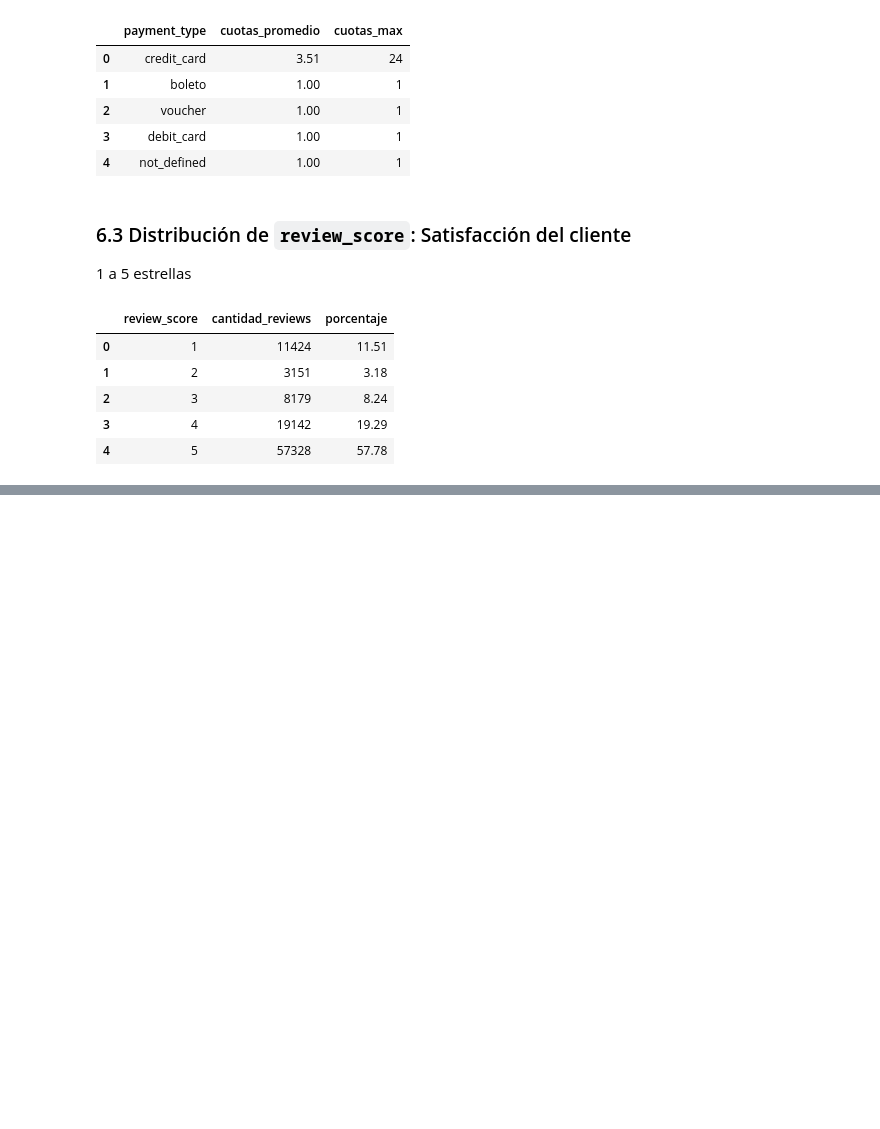
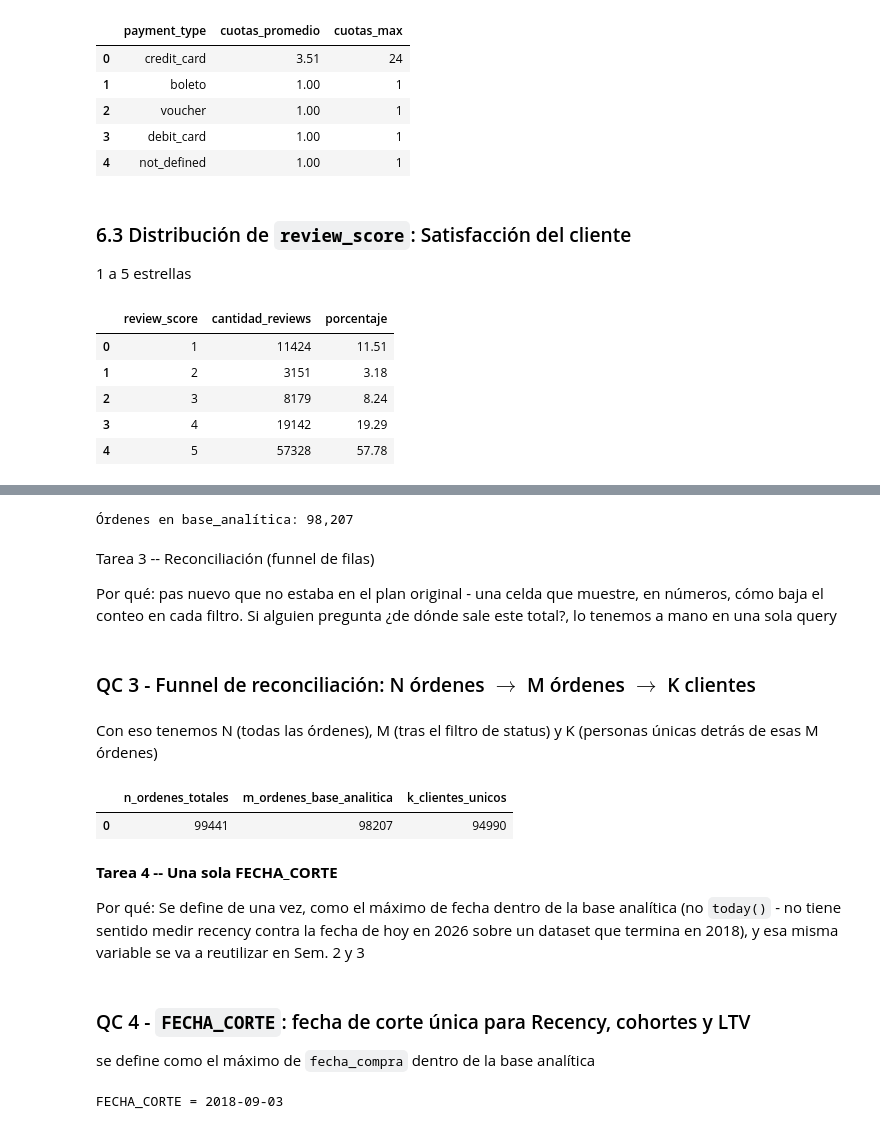
Before and after one commit to ENtiemEN/olist-customer-analysis, a Jupyter notebook: notebooks/01_setup.ipynb, the cells around one changed output, grey strips where cells are left out. Drawn from its saved outputs; the diff is of its cells as text; code cells hidden in the pictures; blank space fills up the shorter version.

```diff
--- a/notebooks/01_setup.ipynb
+++ b/notebooks/01_setup.ipynb
@@ -569,0 +616,33 @@ con.execute("""
+# %%
+print(f"Órdenes en base_analítica: {len(base_analitica):,}")
+# %% [output]
+Órdenes en base_analítica: 98,207
+# %% [markdown]
+Tarea 3 -- Reconciliación (funnel de filas)
+
+Por qué: pas nuevo que no estaba en el plan original - una celda que muestre, en números, cómo baja el conteo en cada filtro. Si alguien pregunta ¿de dónde sale este total?, lo tenemos a mano en una sola query
+# %% [markdown]
+### QC 3 - Funnel de reconciliación: N órdenes $\rightarrow$ M órdenes $\rightarrow$ K clientes
+# %% [markdown]
+Con eso tenemos N (todas las órdenes), M (tras el filtro de status) y K (personas únicas detrás de esas M órdenes)
+# %%
+funnel = con.execute("""
+    select
+        (select count(*) from marts.fct_ordenes)    as n_ordenes_totales,
+        count(*)    as m_ordenes_base_analitica,
+        count(distinct customer_unique_id)  as k_clientes_unicos
+    from marts.fct_ordenes
+    where order_status not in ('canceled', 'unavailable')
+""").df()
+funnel
+# %% [output]
+|  | n_ordenes_totales | m_ordenes_base_analitica | k_clientes_unicos |
+| 0 | 99441 | 98207 | 94990 |
+# %% [markdown]
+**Tarea 4 -- Una sola FECHA_CORTE**
+
+Por qué: Se define de una vez, como el máximo de fecha dentro de la base analítica (no `today()` - no tiene sentido medir recency contra la fecha de hoy en 2026 sobre un dataset que termina en 2018), y esa misma variable se va a reutilizar en Sem. 2 y 3
+# %% [markdown]
+### QC 4 - `FECHA_CORTE`: fecha de corte única para Recency, cohortes y LTV
+
+se define como el máximo de `fecha_compra` dentro de la base analítica
@@ -569,0 +656,4 @@ con.execute("""
+# %%
+print(f"FECHA_CORTE = {FECHA_CORTE}")
+# %% [output]
+FECHA_CORTE = 2018-09-03
```
Also changed, not shown: parts of 10 cells of this notebook.
